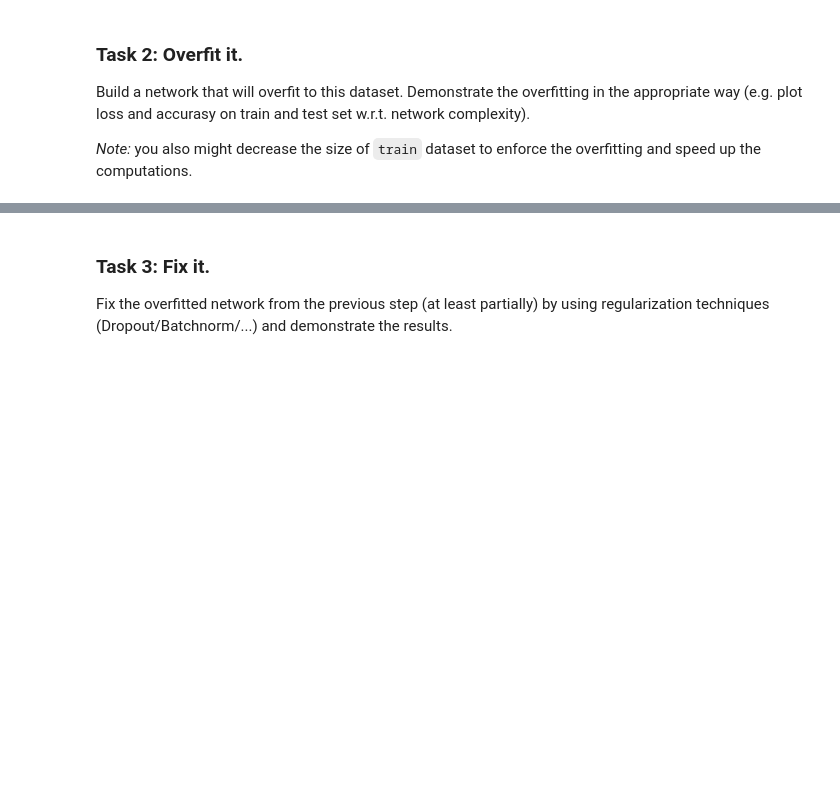
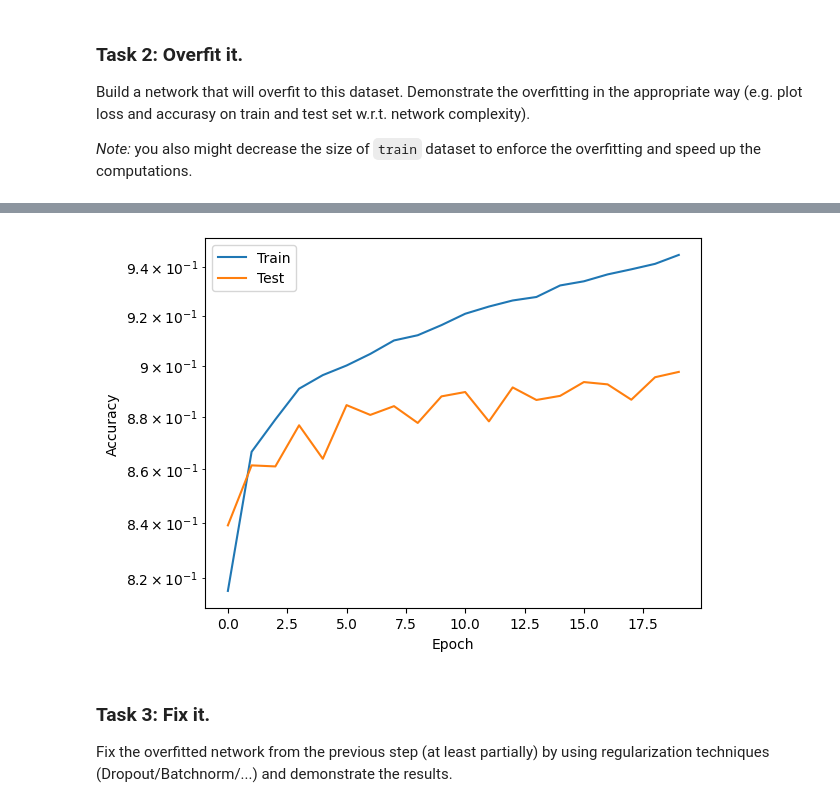
Before and after one commit to KKK1966/ml-course-hw, a Jupyter notebook: lab2_pipeline/Lab2_DL_part2_overfitting.ipynb, the cells around one changed output, grey strips where cells are left out. Cells and saved outputs as stored; diff of their text form; code cells hidden in the pictures; blank space fills up the shorter version.

```diff
--- a/lab2_pipeline/Lab2_DL_part2_overfitting.ipynb
+++ b/lab2_pipeline/Lab2_DL_part2_overfitting.ipynb
@@ -65,17 +42,16 @@ Directory fmnist is created!
 # %%
-download = True
+
 train_transform = transforms.ToTensor()
 test_transform = transforms.ToTensor()
 transforms.Compose((transforms.ToTensor()))
-
 
 fmnist_dataset_train = torchvision.datasets.FashionMNIST(root_path,
                                                         train=True,
                                                         transform=train_transform,
                                                         target_transform=None,
-                                                        download=download)
+                                                        download=True)
 fmnist_dataset_test = torchvision.datasets.FashionMNIST(root_path,
                                                        train=False,
                                                        transform=test_transform,
                                                        target_transform=None,
-                                                       download=download)
+                                                       download=True)
@@ -165,15 +160,3 @@ loss_func = # YOUR CODE HERE
 Build a network that will overfit to this dataset. Demonstrate the overfitting in the appropriate way (e.g. plot loss and accurasy on train and test set w.r.t. network complexity).
 
 *Note:* you also might decrease the size of `train` dataset to enforce the overfitting and speed up the computations.
-# %%
-class OverfittingNeuralNetwork(nn.Module):
-    def __init__(self, input_shape=28*28, num_classes=10, input_channels=1):
-        super(self.__class__, self).__init__()
-        self.model = nn.Sequential(
-            nn.Flatten(), # This layer converts image into a vector to use Linear layers afterwards
-            # Your network structure comes here
-            nn.Linear(input_shape, num_classes)
-        )
-
-    def forward(self, inp):
-        out = self.model(inp)
@@ -187,0 +163,75 @@ loss_func = # YOUR CODE HERE
+# %%
+class OverfittingNeuralNetwork(nn.Module):
+    def __init__(self, input_shape=28*28, num_classes=10, input_channels=1):
+        super(OverfittingNeuralNetwork, self).__init__()
+        NN = 256
+        self.model = nn.Sequential(
+            nn.Flatten(),
+            nn.Linear(input_shape, 512),
+            nn.ReLU(),
+            nn.Linear(512, 512),
+            nn.ReLU(),
+            nn.Linear(512, num_classes)
+        )
+
+    def forward(self, inp):
+        out = self.model(inp)
+        return out
+
+model = OverfittingNeuralNetwork().to(device)
+opt = torch.optim.Adam(model.parameters(), lr=0.001)
+loss_func = nn.CrossEntropyLoss()
+
+# Training loop
+num_epochs = 20
+trn_acc_arr = []
+tst_acc_arr = []
+
+for epoch in range(num_epochs):
+    model.train()
+    train_loss = 0.0
+    train_correct = 0
+
+    for images, labels in train_loader:
+        images = images.to(device)
+        labels = labels.to(device)
+
+        opt.zero_grad()
+        outputs = model(images)
+        loss = loss_func(outputs, labels)
+        loss.backward()
+        opt.step()
+
+        train_loss += loss.item()
+        _, predicted = torch.max(outputs, 1)
+        train_correct += (predicted == labels).sum().item()
+
+    train_loss /= len(train_loader)
+    train_accuracy = train_correct / len(fmnist_dataset_train)
+
+    trn_acc_arr.append(train_accuracy)
+
+    model.eval()
+    test_correct = 0
+
+    for img, lbl in test_loader:
+        img = img.to(device)
+        lbl = lbl.to(device)
+
+        outputs = model(img)
+        _, predicted = torch.max(outputs, 1)
+        test_correct += (predicted == lbl).sum().item()
+
+    test_accuracy = test_correct / len(fmnist_dataset_test)
+    tst_acc_arr.append(test_accuracy)
+
+    if epoch%5 == 4:
+        print("[{:2d}] Train Loss: {:.4f}, Train Accuracy: {:.4f}, Test Accuracy: {:.4f}".\
+            format(epoch+1,train_loss,train_accuracy,test_accuracy))
+
+plt.semilogy(trn_acc_arr, label='Train')
+plt.semilogy(tst_acc_arr, label='Test')
+plt.xlabel('Epoch')
+plt.ylabel('Accuracy')
+plt.legend()
+# %% [output]
@@ -188,3 +243,4 @@ loss_func = # YOUR CODE HERE
+[figure, added]
 # %% [markdown]
 ### Task 3: Fix it.
 Fix the overfitted network from the previous step (at least partially) by using regularization techniques (Dropout/Batchnorm/...) and demonstrate the results.
```
Also changed, not shown: parts of 19 cells of this notebook.
